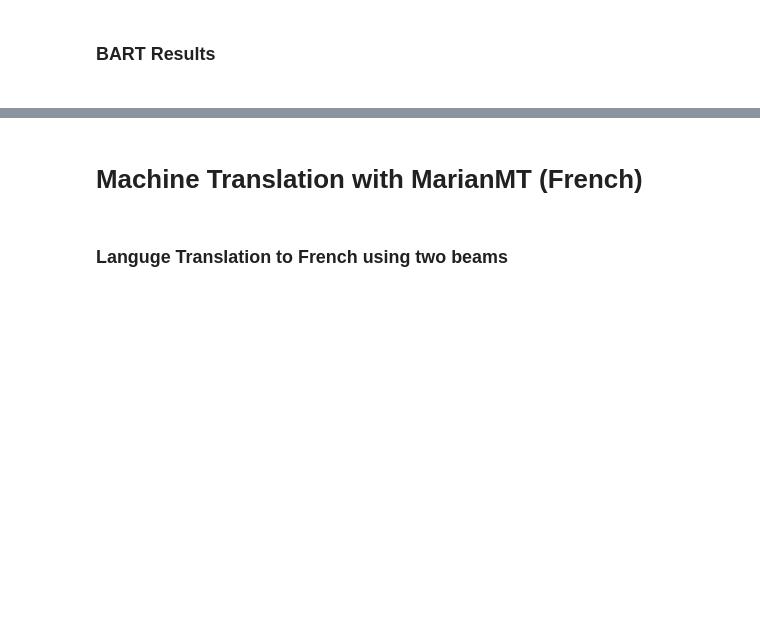
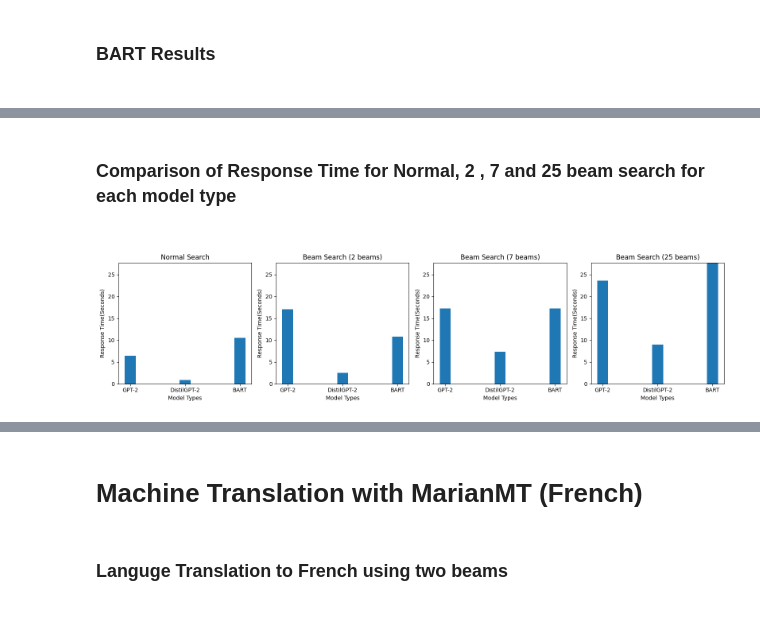
Before and after one commit to pureskill714/ICT3102-assignment2, a Jupyter notebook: 3102Assignment2.ipynb, the cells around one changed output, grey strips where cells are left out. Saved outputs shown, nothing was run; the diff lists cells and outputs as text; code cells hidden in the pictures; blank space fills up the shorter version.

```diff
--- a/3102Assignment2.ipynb
+++ b/3102Assignment2.ipynb
@@ -793,0 +853,69 @@ plt.show()
+# %% [markdown]
+<h3><b>Comparison of Response Time for Normal, 2 , 7 and 25 beam search for each model type</b><h3>
+# %%
+import matplotlib.pyplot as plt
+import numpy as np
+
+# Sample data for demonstration
+model_types = ['GPT-2', 'DistilGPT-2', 'BART']
+values = np.array([[response_time_gpt2_normalSearch, response_time_gpt2_twoBeam, response_time_gpt2_sevenBeam, response_time_gpt2_twentyFiveBeam], [response_time_distilgpt2_normalSearch, response_time_distilgpt2_twoBeam, response_time_distilgpt2_sevenBeam, response_time_distilgpt2_twentyFiveBeam], [response_time_bart_normalSearch, response_time_bart_twoBeam, response_time_bart_sevenBeam, response_time_bart_twentyFiveBeam]])
+
+# Setting up positions for bars
+bar_width = 0.2
+bar_positions = np.arange(len(model_types))
+
+# Define different labels for each graph
+labels_list = ['Normal Search', 'Beam Search (2 beams)', 'Beam Search (7 beams)', 'Beam Search (25 beams)']
+
+# Transpose the values array to match the correct shape
+graph_values = values.T.tolist()
+
+# Calculate the maximum value among all data points
+max_value = np.max(values)
+
+# Create a figure with a single row and four columns
+fig, axs = plt.subplots(nrows=1, ncols=4, figsize=(16, 4))
+
+# Plotting each bar graph
+for i, ax in enumerate(axs):
+    ax.bar(bar_positions, graph_values[i], bar_width, label=labels_list[i])
+    ax.set_xlabel('Model Types')
+    ax.set_ylabel('Response Time(Seconds)')
+    ax.set_title(labels_list[i])
+
+    # Adding x-axis ticks and labels
+    ax.set_xticks(bar_positions)
+    ax.set_xticklabels(model_types)
+
+    # Set a common y-axis range
+    ax.set_ylim(0, max_value)
+
+    # Adding legend
+    #ax.legend()
+
+# Adjust layout for better spacing
+plt.tight_layout()
+
+# Show the plot
+plt.show()
+
+print(f"Response Time for GPT2 normal search: {response_time_gpt2_normalSearch} seconds")
+print(f"Response Time for DistilGPT2 normal search: {response_time_distilgpt2_normalSearch} seconds")
+print(f"Response Time for BART normal search: {response_time_bart_normalSearch} seconds")
+
+print("")
+print(f"Response Time for GPT2 two beam search: {response_time_gpt2_twoBeam} seconds")
+print(f"Response Time for DistilGPT2 two beam search: {response_time_distilgpt2_twoBeam} seconds")
+print(f"Response Time for BART two beam search: { response_time_bart_twoBeam} seconds")
+
+print("")
+print(f"Response Time for GPT2 seven beam search: {response_time_gpt2_sevenBeam} seconds")
+print(f"Response Time for DistilGPT2 seven beam search: {response_time_distilgpt2_sevenBeam} seconds")
+print(f"Response Time for BART seven beam search: {response_time_bart_sevenBeam} seconds")
+
+print("")
+print(f"Response Time for GPT2 twenty five beam search: {response_time_gpt2_twentyFiveBeam} seconds")
+print(f"Response Time for DistilGPT2 twenty five beam search: {response_time_distilgpt2_twentyFiveBeam} seconds")
+print(f"Response Time for BART twenty five beam search: {response_time_bart_twentyFiveBeam} seconds")
+# %% [output]
+[figure, added]
```
Also changed, not shown: parts of 35 cells of this notebook.
